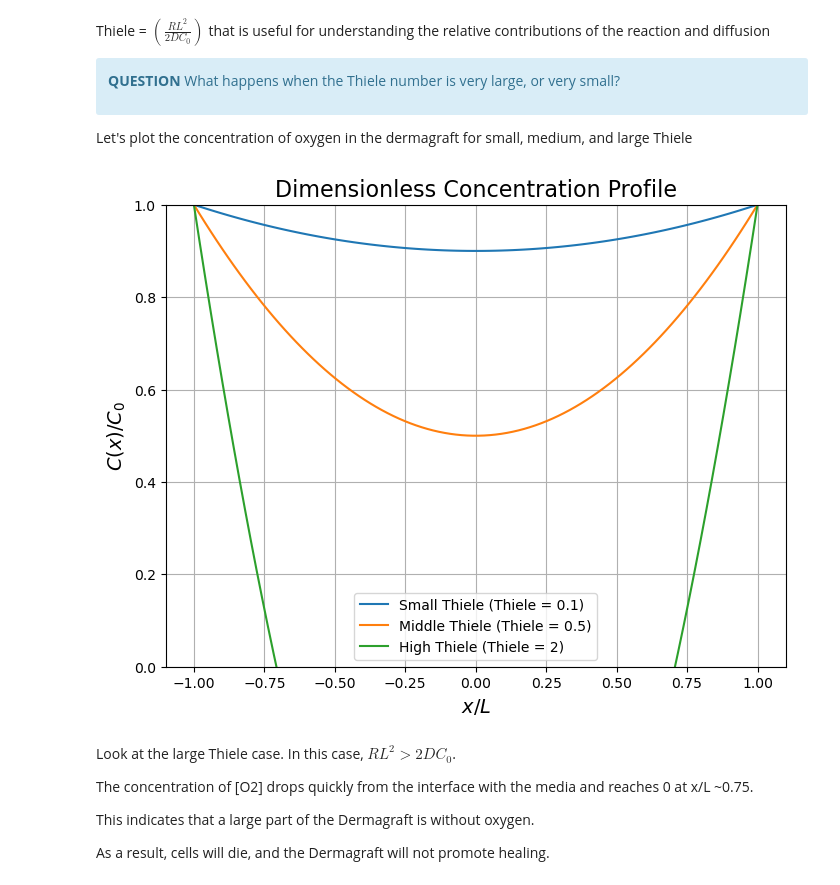
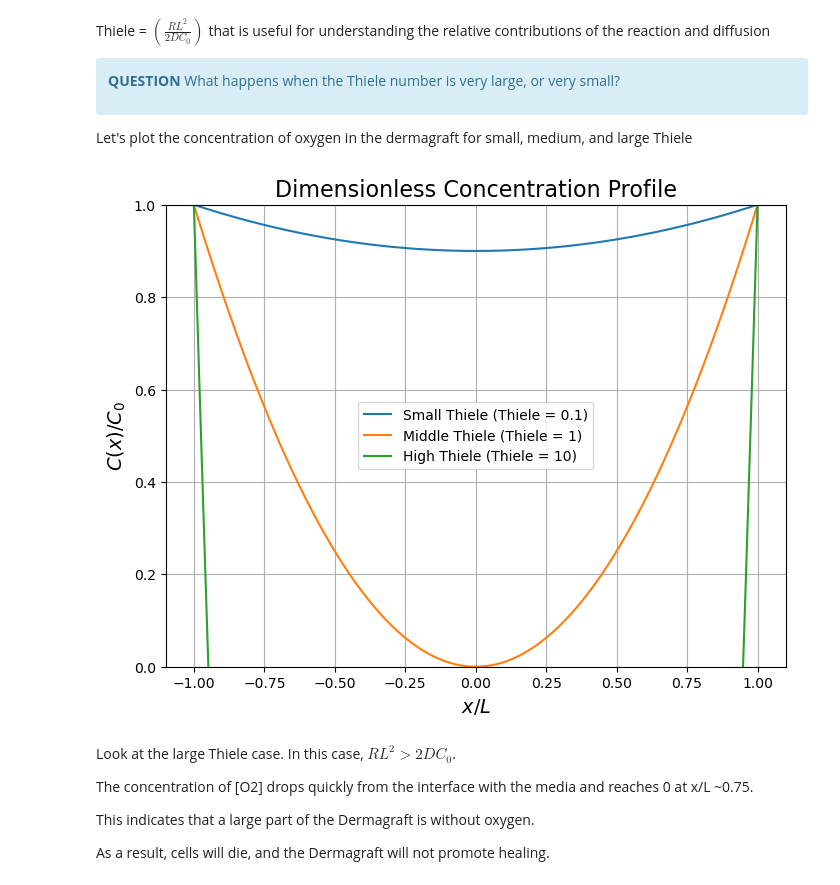
Before and after one commit to aijingshen/textbook1, a Jupyter notebook: _build/jupyter_execute/chapters/03/04/dermagraft-modeling.ipynb, the cells around one changed output. Cells and saved outputs as stored; diff of their text form; code cells hidden in the pictures.

```diff
--- a/_build/jupyter_execute/chapters/03/04/dermagraft-modeling.ipynb
+++ b/_build/jupyter_execute/chapters/03/04/dermagraft-modeling.ipynb
@@ -65,32 +65,32 @@ Let's plot the concentration of oxygen in the dermagraft for small, medium, and
 # %%
 # Define a function to plot C(xi)/C0 vs xi for different Thiele values
 def plot_dimensionless_solutions():
     # Define Thiele modulus values for high, middle, and small
-    Thiele_values = [0.1, 0.5, 2]
+    Thiele_values = [0.1, 1, 10]
     labels = ['Small Thiele', 'Middle Thiele', 'High Thiele']
 
     # Create an array of xi values between -1 and 1
     xi = np.linspace(-1, 1, 100)
 
     # Plot each Thiele case
     plt.figure(figsize=(8, 6))
     for Thiele, label in zip(Thiele_values, labels):
         C_xi = dimensionless_concentration(xi, Thiele)
         plt.plot(xi, C_xi, label=f'{label} (Thiele = {Thiele})')
 
     # Plot settings
     plt.xlabel('$x/L$', fontsize=14)
     plt.ylabel('$C(x)/C_0$', fontsize=14)
     plt.ylim(0, 1)
     plt.title('Dimensionless Concentration Profile', fontsize=16)
     plt.grid(True)
     plt.legend()
     plt.show()
 
 # Call the function to plot the solutions
 plot_dimensionless_solutions()
 # %% [output]
-[figure, old version]
+[figure, new version]
 # %% [markdown]
 Look at the large Thiele case. In this case, ${R L^2} > {2D C_0}$.
 
```
Also changed, not shown: 36 other files.
